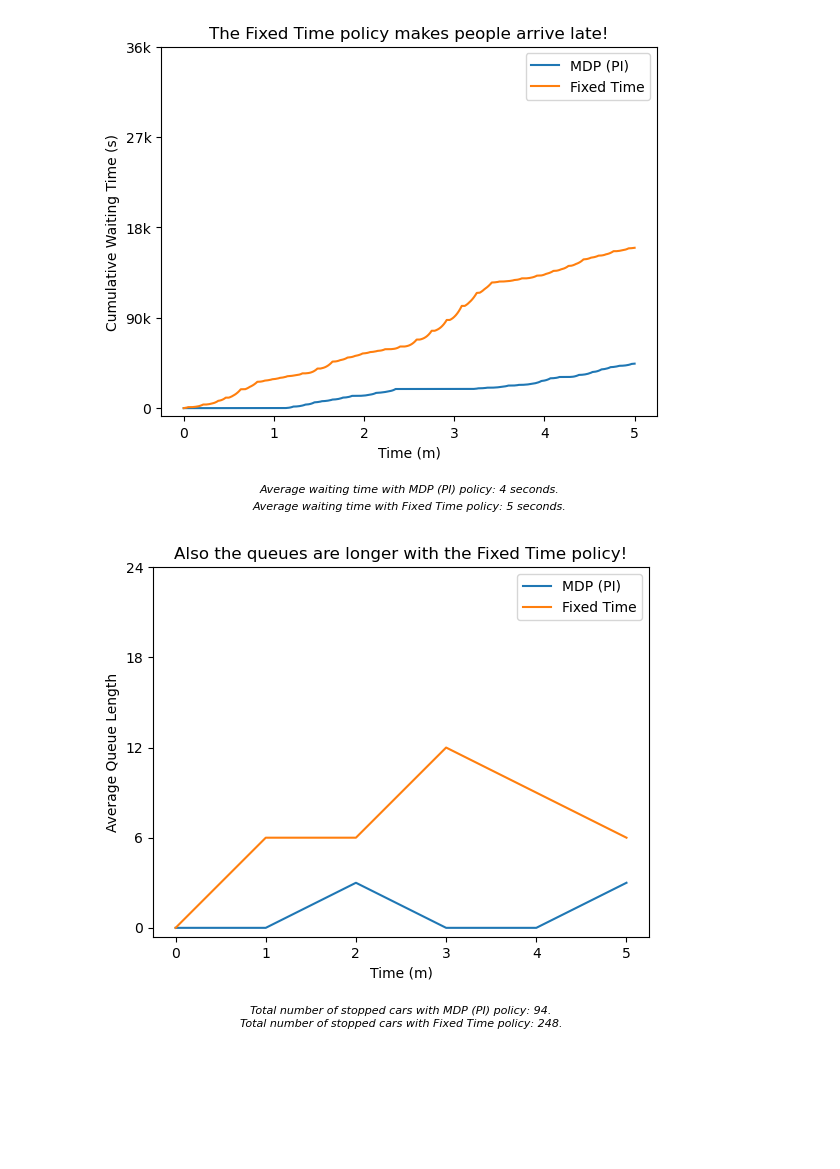
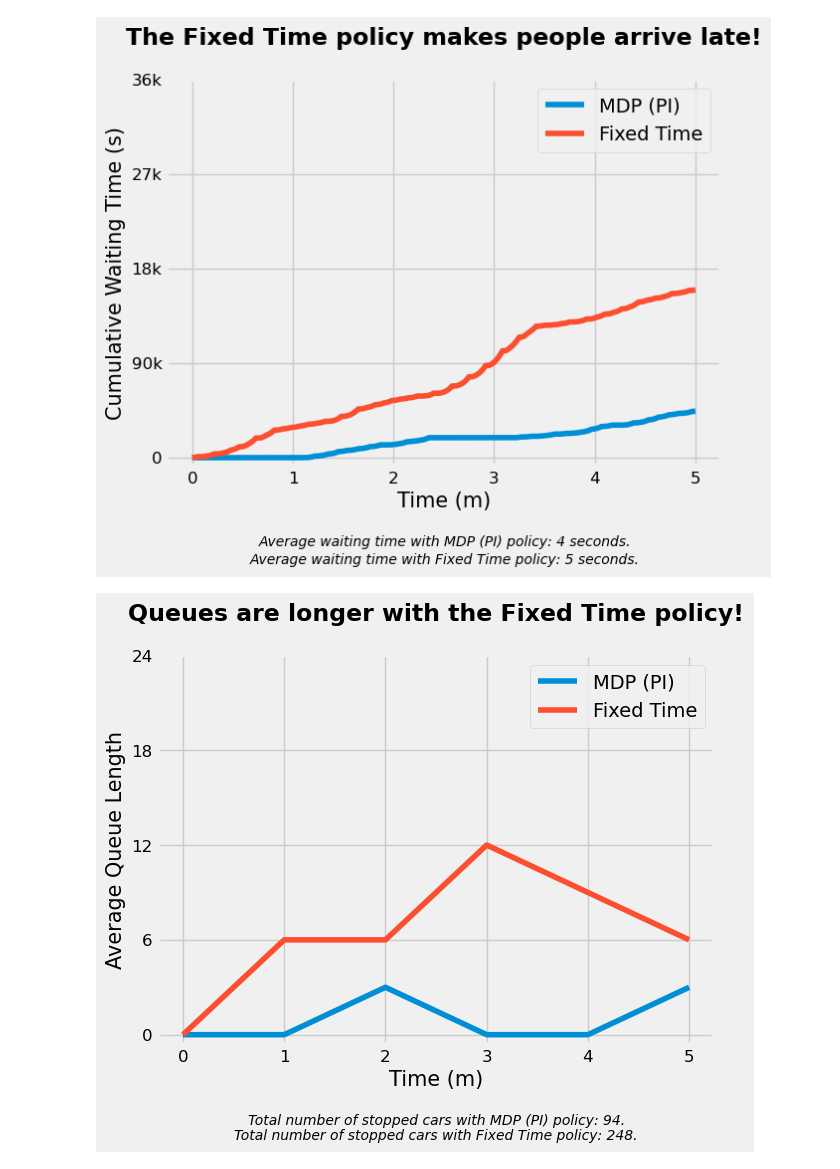
Before and after one commit to davidecapone/TrafficLightsOptimization, a Jupyter notebook: test.ipynb, the cells around one changed output. Drawn from its saved outputs; the diff is of its cells as text; code cells hidden in the pictures; blank space fills up the shorter version.

Commit message:
better plots

```diff
--- a/test.ipynb
+++ b/test.ipynb
@@ -550,59 +550,60 @@ if __name__ == "__main__":
 # %%
 # Plot the two cumulative waiting time lists as a function of time
 import matplotlib.pyplot as plt
+plt.style.use('fivethirtyeight')
 
 plt.plot(range(len(cumulative_waiting_time_mdp)), cumulative_waiting_time_mdp, label='MDP (PI)')
 plt.plot(range(len(cumulative_waiting_time_ft)), cumulative_waiting_time_ft, label='Fixed Time')
-plt.xlabel('Time (m)')
-plt.ylabel('Cumulative Waiting Time (s)')
+plt.xlabel('Time (m)', fontsize=15)
+plt.ylabel('Cumulative Waiting Time (s)', fontsize=15)
 plt.xticks([0, 60, 120, 180, 240, 300])
 plt.yticks([0, 0.9e5, 1.8e5, 2.7e5, 3.6e5])
 ax = plt.gca()
-ax.set_xticklabels(['0', '1', '2', '3', '4', '5'])
-ax.set_yticklabels(['0', '90k', '18k', '27k', '36k'])
-plt.title('The Fixed Time policy makes people arrive late!')
+ax.set_xticklabels(['0', '1', '2', '3', '4', '5'], fontsize=12)
+ax.set_yticklabels(['0', '90k', '18k', '27k', '36k'], fontsize=12)
+plt.title('The Fixed Time policy makes people arrive late!\n', fontsize=17, fontweight='bold')
 plt.text((len(cumulative_waiting_time_mdp))/2,
          -cumulative_waiting_time_mdp[-1]*1.9,
          f'Average waiting time with MDP (PI) policy: {sum(waited_times_mdp) // len(waited_times_mdp)} seconds.',
-         fontsize=8,
+         fontsize=10,
          style='italic',
          horizontalalignment='center')
 plt.text((len(cumulative_waiting_time_mdp))/2,
          -cumulative_waiting_time_mdp[-1]*2.2,
          f'Average waiting time with Fixed Time policy: {sum(waited_times_ft) // len(waited_times_ft)} seconds.',
-         fontsize=8,
+         fontsize=10,
          style='italic',
          horizontalalignment='center',
          verticalalignment='center')
-plt.legend()
+plt.legend(prop={'size': 14})
 plt.show()
 # %% [output]
-[figure, old version]
+[figure, new version]
 # %%
 # Plot the two average queue length lists as a function of time
 plt.plot(range(len(average_queue_length_mdp)), average_queue_length_mdp, label='MDP (PI)')
 plt.plot(range(len(average_queue_length_ft)), average_queue_length_ft, label='Fixed Time')
-plt.xlabel('Time (m)')
-plt.ylabel('Average Queue Length')
+plt.xlabel('Time (m)', fontsize=15)
+plt.ylabel('Average Queue Length', fontsize=15)
 plt.xticks([0, 1, 2, 3, 4, 5])
 plt.yticks([0, 2, 4, 6, 8])
 ax = plt.gca()
-ax.set_xticklabels(['0', '1', '2', '3', '4', '5'])
-ax.set_yticklabels(['0', '6', '12', '18', '24'])
-plt.title('Also the queues are longer with the Fixed Time policy!')
+ax.set_xticklabels(['0', '1', '2', '3', '4', '5'], fontsize=12)
+ax.set_yticklabels(['0', '6', '12', '18', '24'], fontsize=12)
+plt.title('Queues are longer with the Fixed Time policy!\n', fontsize=17, fontweight='bold')
 plt.text((len(average_queue_length_mdp)-1)/2,
          -average_queue_length_mdp[-1]*1.9,
          f'Total number of stopped cars with MDP (PI) policy: {len(waited_times_mdp)}.',
-         fontsize=8,
+         fontsize=10,
          style='italic',
          horizontalalignment='center')
 plt.text((len(average_queue_length_mdp)-1)/2,
          -average_queue_length_mdp[-1]*2.2,
          f'Total number of stopped cars with Fixed Time policy: {len(waited_times_ft)}.',
-         fontsize=8,
+         fontsize=10,
          style='italic',
          horizontalalignment='center')
 plt.legend()
 plt.show()
 # %% [output]
-[figure, old version]
+[figure, new version]
```
